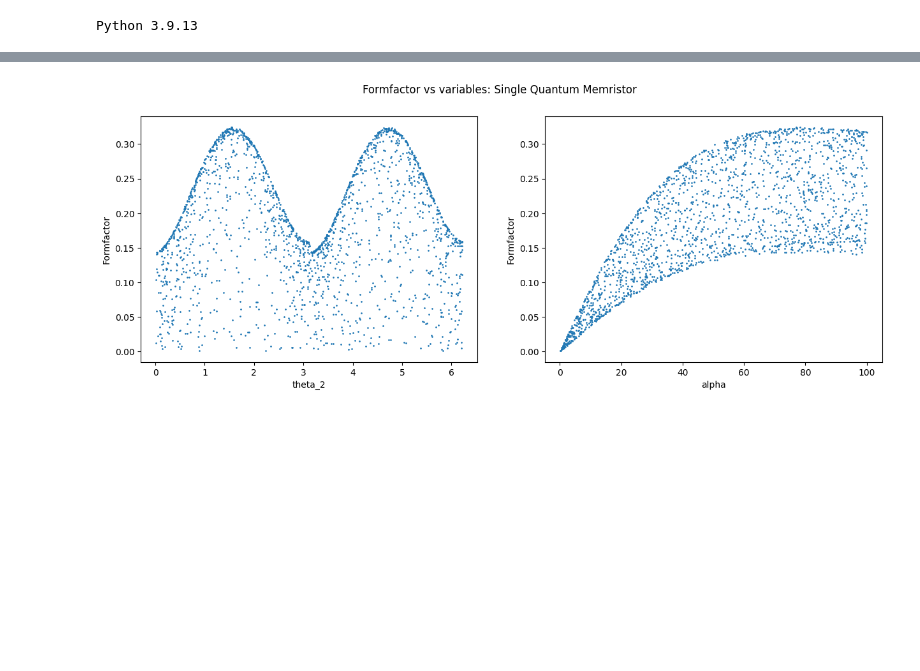
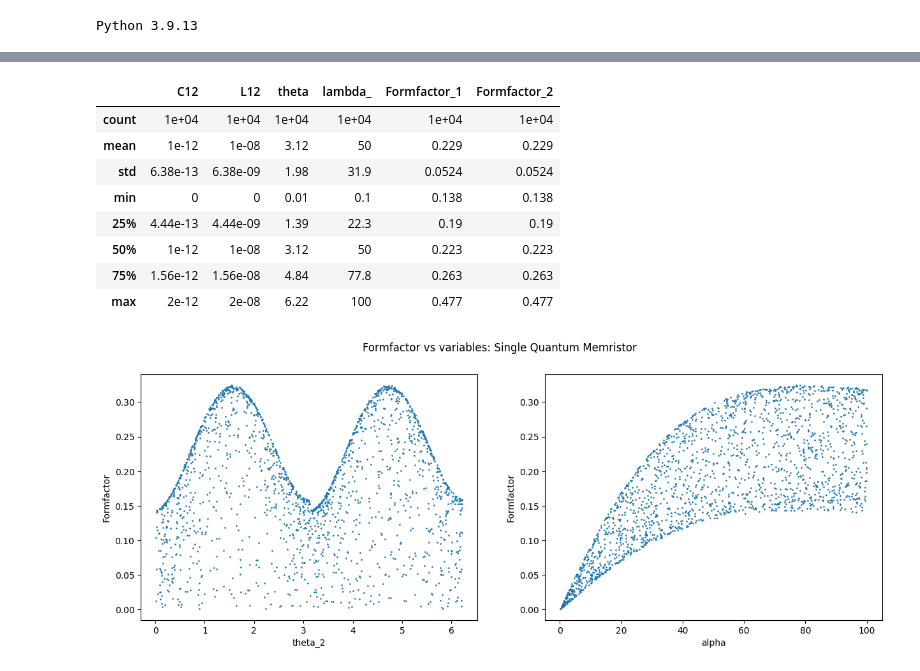
Before and after one commit to carlos-hernani/QuantumMemristor, a Jupyter notebook: quantum_memristor.ipynb, the cells around one changed output, grey strips where cells are left out. Cells and saved outputs as stored; diff of their text form; code cells hidden in the pictures; blank space fills up the shorter version.

```diff
--- a/quantum_memristor.ipynb
+++ b/quantum_memristor.ipynb
@@ -63,3 +68,15 @@ df_coupled.describe()
+# %%
+df_grid.describe()
+# %% [output]
+|  | C12 | L12 | theta | lambda_ | Formfactor_1 | Formfactor_2 |
+| count | 1e+04 | 1e+04 | 1e+04 | 1e+04 | 1e+04 | 1e+04 |
+| mean | 1e-12 | 1e-08 | 3.12 | 50 | 0.229 | 0.229 |
+| std | 6.38e-13 | 6.38e-09 | 1.98 | 31.9 | 0.0524 | 0.0524 |
+| min | 0 | 0 | 0.01 | 0.1 | 0.138 | 0.138 |
+| 25% | 4.44e-13 | 4.44e-09 | 1.39 | 22.3 | 0.19 | 0.19 |
+| 50% | 1e-12 | 1e-08 | 3.12 | 50 | 0.223 | 0.223 |
+| 75% | 1.56e-12 | 1.56e-08 | 4.84 | 77.8 | 0.263 | 0.263 |
+| max | 2e-12 | 2e-08 | 6.22 | 100 | 0.477 | 0.477 |
 # %%
 # Plots Single Form Factor vs parameters
 fig, axes = plt.subplots(nrows=1, ncols=2,figsize=(15,5))
```
Also changed, not shown: parts of 6 cells of this notebook, 2 other files.
